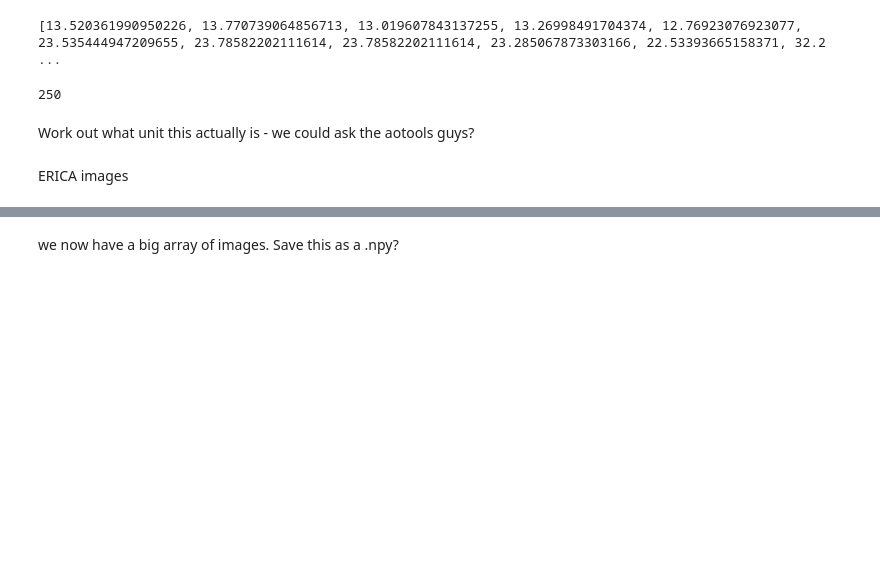
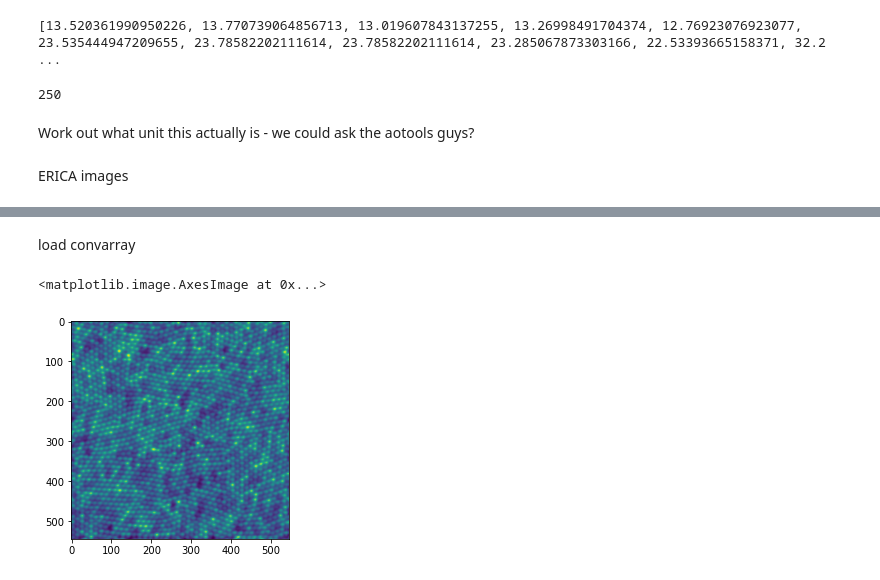
Before and after one commit to pennyflawton/AOtools-for-vision-science, a Jupyter notebook: Encircled energy calcs.ipynb, the cells around one changed output, grey strips where cells are left out. Cells and saved outputs as stored; diff of their text form; code cells hidden in the pictures; blank space fills up the shorter version.

```diff
--- a/Encircled energy calcs.ipynb
+++ b/Encircled energy calcs.ipynb
@@ -164,2 +130,0 @@ for m in range(frames):
-# %% [markdown]
-we now have a big array of images.  Save this as a .npy?
@@ -168,2 +131,4 @@ plt.imshow(convarray1[1])
+# %% [markdown]
+load convarray
 # %%
-numpy.save('eccentricity1_convolutions',convarray1)
+test=numpy.load('eccentricity3_convolutions.npy')
@@ -171,0 +135,5 @@ now calculate the sharpness metrics.  Should end up with a 3x5xframes array
+# %%
+plt.imshow(test[0])
+# %% [output]
+<matplotlib.image.AxesImage at 0x...>
+[figure, added]
```
Also changed, not shown: parts of 44 cells of this notebook, 2 other files.
